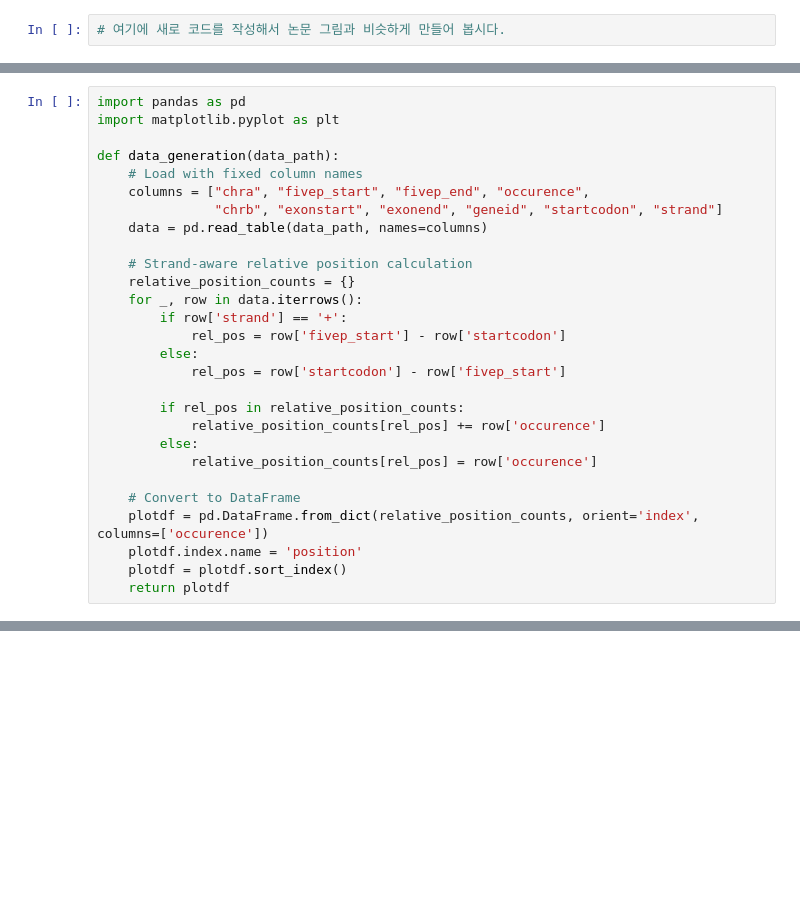
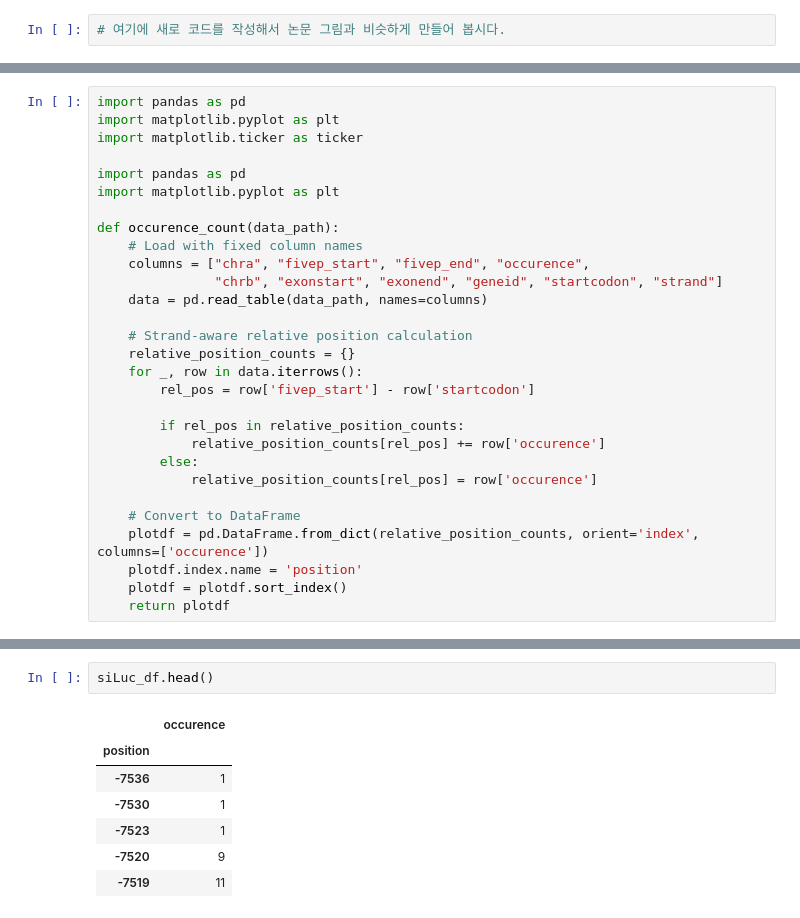
Before and after one commit to yewon-han-bioinfo/bioinfo1_25-1_yewonhan, a Jupyter notebook: CoLab_TermProj_2025_2.ipynb, the cells around one changed output, grey strips where cells are left out. Saved outputs shown, nothing was run; the diff lists cells and outputs as text; blank space fills up the shorter version.

```diff
--- a/CoLab_TermProj_2025_2.ipynb
+++ b/CoLab_TermProj_2025_2.ipynb
@@ -363,8 +327,12 @@ import matplotlib.ticker as ticker
 # %%
 import pandas as pd
 import matplotlib.pyplot as plt
+import matplotlib.ticker as ticker
 
-def data_generation(data_path):
+import pandas as pd
+import matplotlib.pyplot as plt
+
+def occurence_count(data_path):
     # Load with fixed column names
     columns = ["chra", "fivep_start", "fivep_end", "occurence",
                "chrb", "exonstart", "exonend", "geneid", "startcodon", "strand"]
@@ -373,10 +341,7 @@ def data_generation(data_path):
     # Strand-aware relative position calculation
     relative_position_counts = {}
     for _, row in data.iterrows():
-        if row['strand'] == '+':
-            rel_pos = row['fivep_start'] - row['startcodon']
-        else:
-            rel_pos = row['startcodon'] - row['fivep_start']
+        rel_pos = row['fivep_start'] - row['startcodon']
 
         if rel_pos in relative_position_counts:
             relative_position_counts[rel_pos] += row['occurence']
@@ -428 +413,11 @@ def draw_plot(input_df, title):
+# %%
+siLuc_df.head()
+# %% [output]
+|  | occurence |
+| position |  |
+| -7536 | 1 |
+| -7530 | 1 |
+| -7523 | 1 |
+| -7520 | 9 |
+| -7519 | 11 |
 # %%
```
Also changed, not shown: parts of 26 cells of this notebook, 1 other file.
